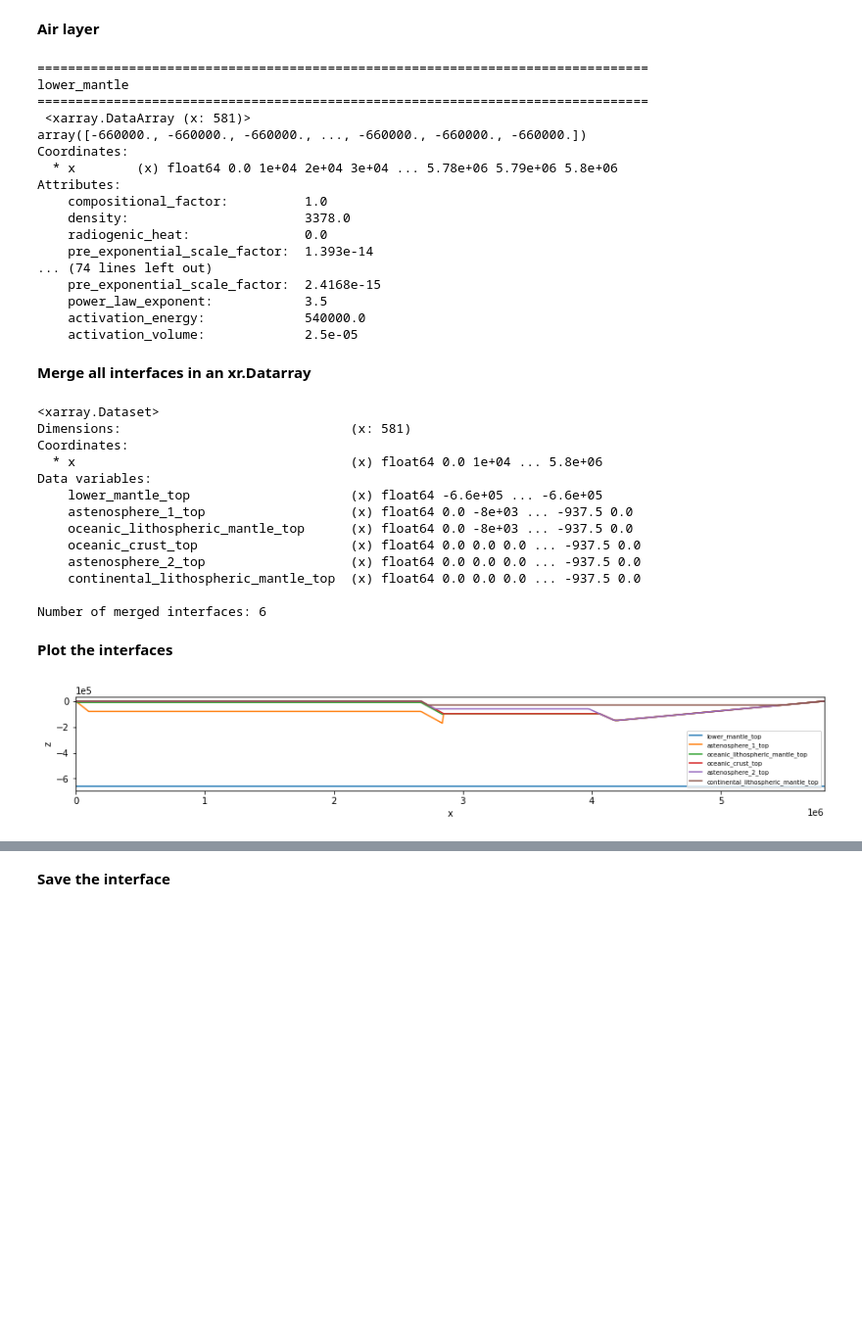
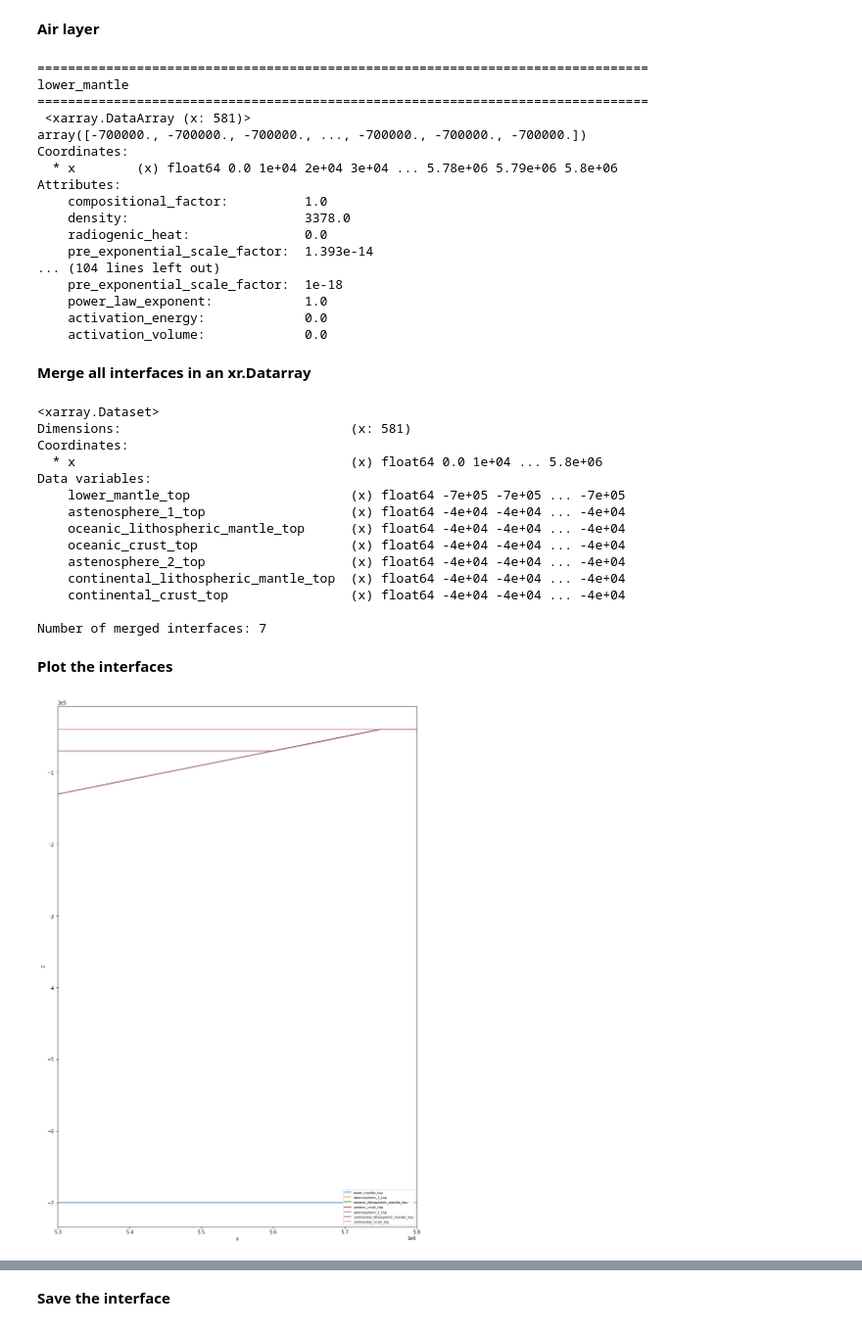
Before and after one commit to jamisonassuncao/mandyoc-scripts, a Jupyter notebook: subduction-initial.ipynb, the cells around one changed output, grey strips where cells are left out. Shown at 98% size. Saved outputs shown, nothing was run; the diff lists cells and outputs as text; code cells hidden in the pictures; blank space fills up the shorter version.

```diff
--- a/subduction-initial.ipynb
+++ b/subduction-initial.ipynb
@@ -38,8 +38,11 @@ Coordinates:
 # %% [markdown]
 ## Interfaces
 # %%
+# Edge clearance, lateral distance from the lithosphere and the sides of the model [m]
+edge_clearance = 50.0e3
+
 # Air layer [m]
-h_air = 0.0e3
+h_air = -40.0e3
 
 # Lower boundary of the astenosphere [m]
 lower_boundary_astenosphere = -660e3
@@ -66,7 +69,7 @@ arc_depth = -60e3
 # Cratoic region
 continental_lab_depth = -150e3
 continental_upper_crust_depth = -30e3
-craton_thin_length = 1600e3
+craton_thin_length = 800e3 # 1600e3
 
 # Craton transition
 transition_xmin = slab_xmin + arc_length
@@ -94,6 +97,7 @@ lower_mantle = create_interface(
 # %%
 astenosphere_1_vertices = [
     [xmin, zmax],
+    [xmin + edge_clearance, zmax],
     [xmin + oceanic_thin_length, oceanic_lab_depth],
     [slab_xmin, oceanic_lab_depth],
     [slab_xmax, oceanic_lab_depth + slab_zmax],
@@ -101,6 +105,7 @@ astenosphere_1_vertices = [
     [transition_xmidle, slab_zmax],
     [transition_xmax, continental_lab_depth],
     [xmax - craton_thin_length, continental_lab_depth],
+    [xmax - edge_clearance, zmax],
     [xmax, zmax],
 ]
 
@@ -257,24 +262,27 @@ continental_crust = create_interface(
     activation_volume=0.0,
 )
 # %%
+lower_mantle.values += h_air
 print(80*'=', '\nlower_mantle')
 print(80*'=', '\n', lower_mantle)
-lower_mantle.values += h_air
+astenosphere_1.values += h_air
 print(80*'=', '\nastenosphere_1')
 print(80*'=', '\n', astenosphere_1)
-astenosphere_1.values += h_air
+oceanic_lithospheric_mantle.values += h_air
 print(80*'=', '\noceanic_lithospheric_mantle')
 print(80*'=', '\n', oceanic_lithospheric_mantle)
-oceanic_lithospheric_mantle.values += h_air
+oceanic_crust.values += h_air
 print(80*'=', '\noceanic_crust')
 print(80*'=', '\n', oceanic_crust)
-oceanic_crust.values += h_air
+astenosphere_2.values += h_air
 print(80*'=', '\nastenosphere_2')
 print(80*'=', '\n', astenosphere_2)
-astenosphere_2.values += h_air
+continental_lithospheric_mantle.values += h_air
 print(80*'=', '\ncontinental_lithospheric_mantle')
 print(80*'=', '\n', continental_lithospheric_mantle)
-continental_lithospheric_mantle.values += h_air
+# continental_crust.values += h_air
+print(80*'=', '\ncontinental_crust')
+print(80*'=', '\n', continental_crust)
 if (h_air<0):
     print(80*'=', '\nair_layer')
     print(80*'=', '\n', air_layer)
@@ -283,7 +291,7 @@ if (h_air<0):
 lower_mantle
 ================================================================================
  <xarray.DataArray (x: 581)>
-array([-660000., -660000., -660000., ..., -660000., -660000., -660000.])
+array([-700000., -700000., -700000., ..., -700000., -700000., -700000.])
 Coordinates:
   * x        (x) float64 0.0 1e+04 2e+04 3e+04 ... 5.78e+06 5.79e+06 5.8e+06
 Attributes:
@@ -291,11 +299,11 @@ Attributes:
     density:                       3378.0
     radiogenic_heat:               0.0
     pre_exponential_scale_factor:  1.393e-14
-... (74 lines left out)
-    pre_exponential_scale_factor:  2.4168e-15
-    power_law_exponent:            3.5
-    activation_energy:             540000.0
-    activation_volume:             2.5e-05
+... (104 lines left out)
+    pre_exponential_scale_factor:  1e-18
+    power_law_exponent:            1.0
+    activation_energy:             0.0
+    activation_volume:             0.0
 # %% [markdown]
 **Merge all interfaces in an xr.Datarray**
 # %%
@@ -318,38 +326,40 @@ Dimensions:                              (x: 581)
 Coordinates:
   * x                                    (x) float64 0.0 1e+04 ... 5.8e+06
 Data variables:
-    lower_mantle_top                     (x) float64 -6.6e+05 ... -6.6e+05
-    astenosphere_1_top                   (x) float64 0.0 -8e+03 ... -937.5 0.0
-    oceanic_lithospheric_mantle_top      (x) float64 0.0 -8e+03 ... -937.5 0.0
-    oceanic_crust_top                    (x) float64 0.0 0.0 0.0 ... -937.5 0.0
-    astenosphere_2_top                   (x) float64 0.0 0.0 0.0 ... -937.5 0.0
-    continental_lithospheric_mantle_top  (x) float64 0.0 0.0 0.0 ... -937.5 0.0
+    lower_mantle_top                     (x) float64 -7e+05 -7e+05 ... -7e+05
+    astenosphere_1_top                   (x) float64 -4e+04 -4e+04 ... -4e+04
+    oceanic_lithospheric_mantle_top      (x) float64 -4e+04 -4e+04 ... -4e+04
+    oceanic_crust_top                    (x) float64 -4e+04 -4e+04 ... -4e+04
+    astenosphere_2_top                   (x) float64 -4e+04 -4e+04 ... -4e+04
+    continental_lithospheric_mantle_top  (x) float64 -4e+04 -4e+04 ... -4e+04
+    continental_crust_top                (x) float64 -4e+04 -4e+04 ... -4e+04
 
-Number of merged interfaces: 6
+Number of merged interfaces: 7
 # %% [markdown]
 **Plot the interfaces**
 # %%
 fig, ax = plt.subplots(
     figsize=(15,20)
 )
 
 # Change the orientation of the color bar
 cbar_kwargs = {"orientation": "horizontal"}
 kwargs = {"cbar_kwargs": cbar_kwargs}
 
 # Interfaces
 for name, interface in interfaces.items():
     interface.plot.line(ax=ax, label=name)
 plt.legend(loc="lower right", fontsize="x-small")
 ax.ticklabel_format(axis="both", style="sci", scilimits=(0, 0))
 ax.set_aspect("equal")
-plt.xlim((xmin-1.0e3, xmax+1.0e3))
-#plt.ylim((zmin, 100e3))
+# plt.xlim((xmin, 500.0e3)) # zoom left
+plt.xlim((xmax - 500e3, xmax)) # zoom right
+# plt.ylim((-10.0e3, 0e3))
 plt.ylabel("z")
 
 plt.show()
 # %% [output]
-[figure, old version]
+[figure, new version]
 # %%
 fig, ax = plt.subplots(
     figsize=(15,20)
```
Also changed, not shown: parts of 9 cells of this notebook, 1 other file.
